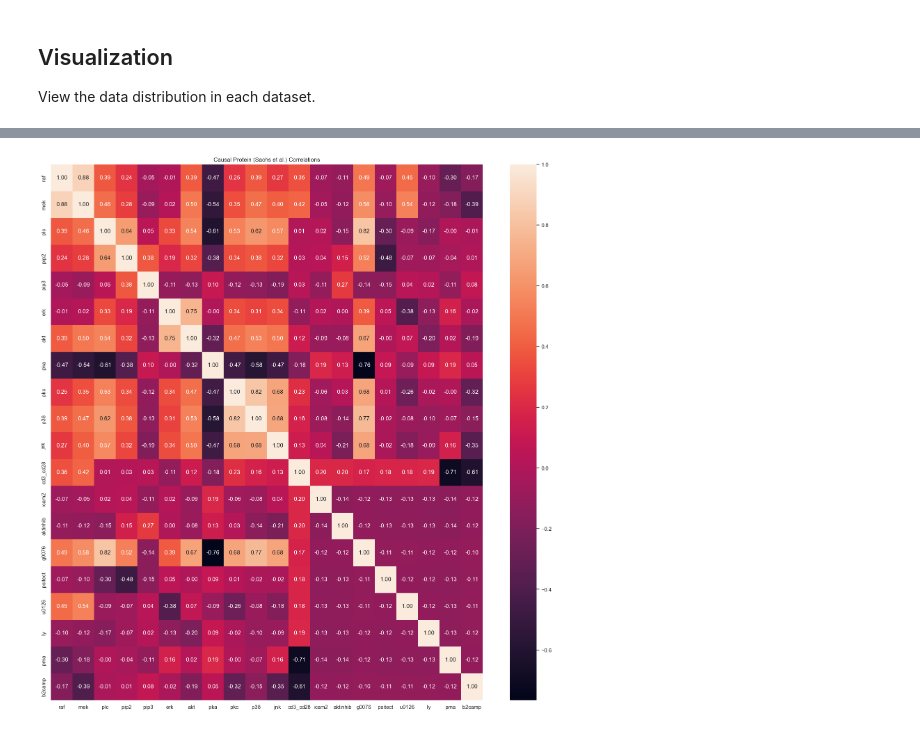
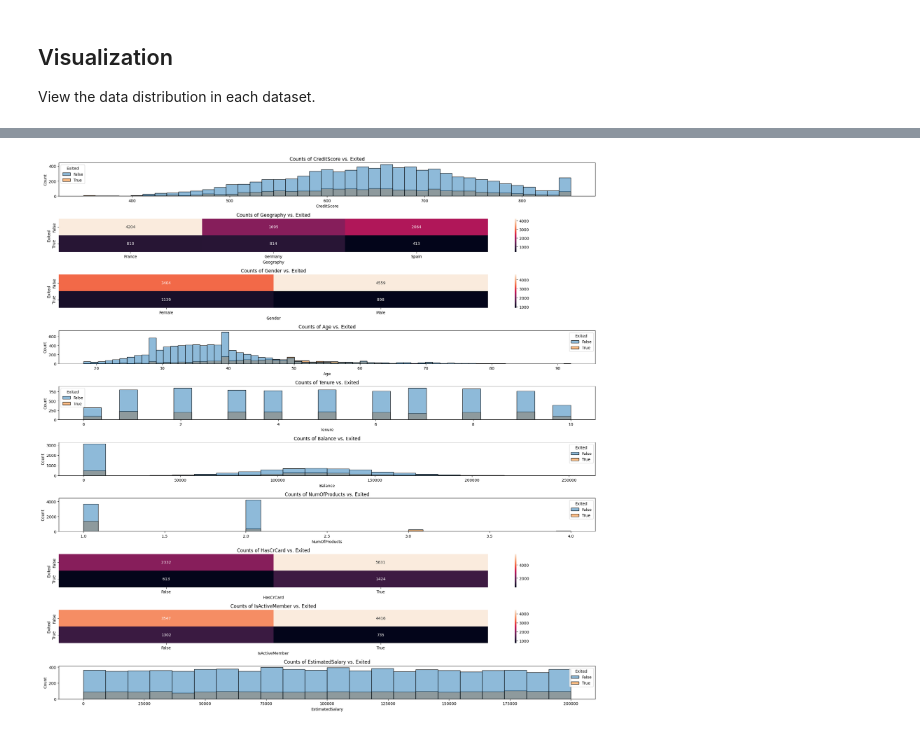
Before and after one commit to nathanluskey/Project_80816, a Jupyter notebook: basic_analys.ipynb, the cells around one changed output, grey strips where cells are left out. Drawn from its saved outputs; the diff is of its cells as text; code cells hidden in the pictures.

```diff
--- a/basic_analys.ipynb
+++ b/basic_analys.ipynb
@@ -113,7 +73,7 @@ plt.show()
 # %%
-ax = plt.axes()
+# ax = plt.axes()
 
-sns.heatmap(telco_churn_df.corr(), annot=True, fmt=".2f", vmax="0.5", ax=ax)
-ax.set_title("Telco Churn Correlations")
+# sns.heatmap(telco_churn_df.corr(), annot=True, fmt=".2f", vmax="0.5", ax=ax)
+# ax.set_title("Telco Churn Correlations")
 
-plt.show()
+# plt.show()
@@ -122,10 +80,37 @@ plt.show()
 # %%
-ax = plt.axes()
+# ax = plt.axes()
 
-sns.heatmap(sachs_df.corr(), annot=True, fmt=".2f", ax=ax)
-ax.set_title("Causal Protein (Sachs et al.) Correlations")
-sns.set(rc={'figure.figsize':(20,20)})
+# sns.heatmap(sachs_df.corr(), annot=True, fmt=".2f", ax=ax)
+# ax.set_title("Causal Protein (Sachs et al.) Correlations")
+# sns.set(rc={'figure.figsize':(20,20)})
 
-plt.show()
+# plt.show()
-# %% [output]
-[figure, removed]
+# %%
+# Histogram for continuous variables, 2x2 count for binary variables on 'exited' column
+
+def vis_discrete(df: pd.DataFrame, col_data: str, ax: plt.Axes, col_hue: str = "Exited") -> None:
+    counts = bank_churn_df.groupby([col_data, col_hue])[col_data].size().reset_index(name="Counts")
+    data = counts.pivot(col_hue, col_data, "Counts")
+    sns.heatmap(data, fmt="d", annot=True, ax=ax)
+    ax.set_title(f"Counts of {col_data} vs. {col_hue}")
+
+def vis_continuous(df: pd.DataFrame, col_data: str, ax: plt.axes, col_hue: str = "Exited") -> None:
+    sns.histplot(df, x=col_data, hue=col_hue, ax=ax)
+    ax.set_title(f"Counts of {col_data} vs. {col_hue}")
+
+
+# TODO Subplots
+f, axs = plt.subplots(len(bank_churn_df.columns) - 1, 1, figsize=(20,20))
+
+for col, ax in zip(bank_churn_df.columns, axs):
+    if col == "Exited":
+        pass
+    elif bank_churn_df[col].dtype in ["object", "bool"]:
+        vis_discrete(bank_churn_df, col, ax)
+    elif bank_churn_df[col].dtype in ["int64", "float64"]:
+        vis_continuous(bank_churn_df, col, ax)
+
+f.tight_layout()
+plt.show()
+# %% [output]
+[figure, added]
```
Also changed, not shown: parts of 6 cells of this notebook.
